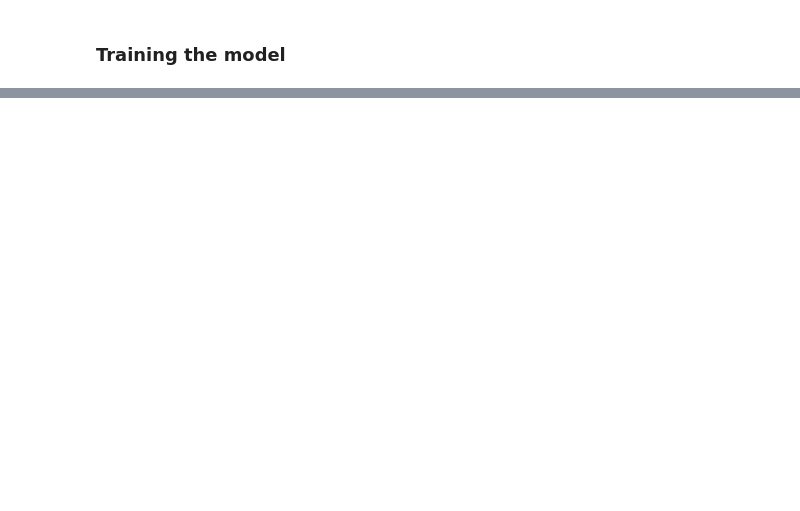
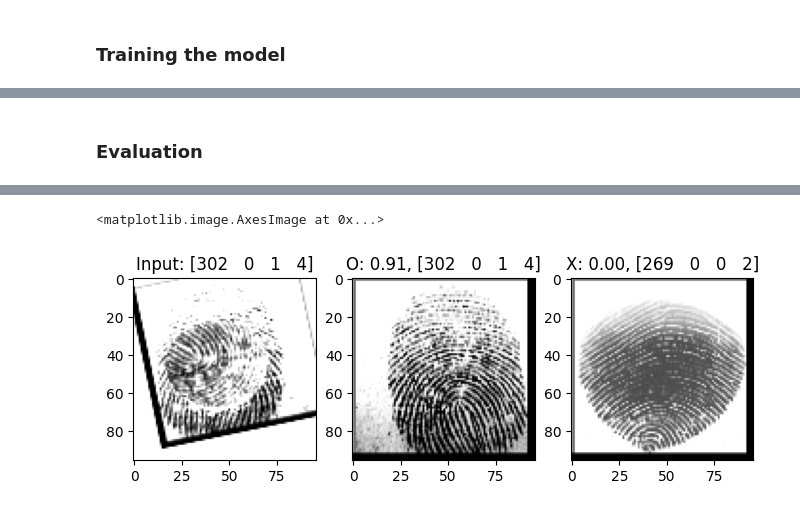
Before and after one commit to Sarvesh-DG-6/FingerPrintMatchingSNN, a Jupyter notebook: train.ipynb, the cells around one changed output, grey strips where cells are left out. Drawn from its saved outputs; the diff is of its cells as text; code cells hidden in the pictures; blank space fills up the shorter version.

```diff
--- a/train.ipynb
+++ b/train.ipynb
@@ -151,7 +151,7 @@ class DataGenerator(keras.utils.Sequence):
                 ),
                 iaa.Add((-10, 10)),
                 iaa.Multiply((0.5, 1.5)),
-                iaa.Fliplr(-0.5, 0.5)
+                iaa.Fliplr(0.5)
             ], random_order= True)
 
             x1_batch = seq.augment_images(x1_batch)
@@ -244,3 +244,5 @@ Non-trainable params: 0 (0.00 Byte)
 __________________________________________________________________________________________________
 # %% [markdown]
 ### Training the model
+# %%
+history = model.fit_generator(train_gen, epochs = 15, validation_data=val_gen)
@@ -246,0 +267,54 @@ ________________________________________________________________________________
+# %% [markdown]
+### Evaluation
+# %%
+
+random_idx = random.randint(0, len(x_val))
+
+random_img = x_val[random_idx]
+random_label = label_val[random_idx]
+
+seq = iaa.Sequential([
+    iaa.GaussianBlur(sigma=(0, 0.5)),
+    iaa.Affine(
+        scale={"x": (0.9, 1.1), "y": (0.9, 1.1)},
+        translate_percent={"x": (-0.1, 0.1), "y": (-0.1, 0.1)},
+        rotate=(-30, 30),
+        order=[0, 1],
+        cval=255
+    ),
+    iaa.Add((-10, 10)),
+    iaa.Multiply((0.5, 1.5)),
+    iaa.Fliplr(0.5)
+], random_order=True)
+
+random_img = seq.augment_image(random_img).reshape((1, 96, 96, 1)).astype(np.float32) / 255.
+
+# matched image
+match_key = random_label.astype(str)
+match_key = ''.join(match_key).zfill(6)
+
+rx = x_real[Label_real_dict[match_key]].reshape((1, 96, 96)).astype(np.float32) / 255.
+ry = y_real[Label_real_dict[match_key]]
+
+pred_rx = model.predict([random_img, rx])
+
+
+# unmatched image
+unmatch_key, unmatch_idx = random.choice(list(Label_real_dict.items()))
+
+ux = x_real[unmatch_idx].reshape((1, 96, 96)).astype(np.float32) / 255.
+uy = y_real[unmatch_idx]
+
+pred_ux = model.predict([random_img, ux])
+
+plt.figure(figsize=(8, 4))
+plt.subplot(1, 3, 1)
+plt.title('Input: %s' %random_label)
+plt.imshow(random_img.squeeze(), cmap='gray')
+plt.subplot(1, 3, 2)
+plt.title('O: %.02f, %s' % (pred_rx, ry))
+plt.imshow(rx.squeeze(), cmap='gray')
+plt.subplot(1, 3, 3)
+plt.title('X: %.02f, %s' % (pred_ux, uy))
+plt.imshow(ux.squeeze(), cmap='gray')
+# %% [output]
@@ -246,0 +323,2 @@ ________________________________________________________________________________
+<matplotlib.image.AxesImage at 0x...>
+[figure, added]
```
Also changed, not shown: parts of 3 cells of this notebook.
